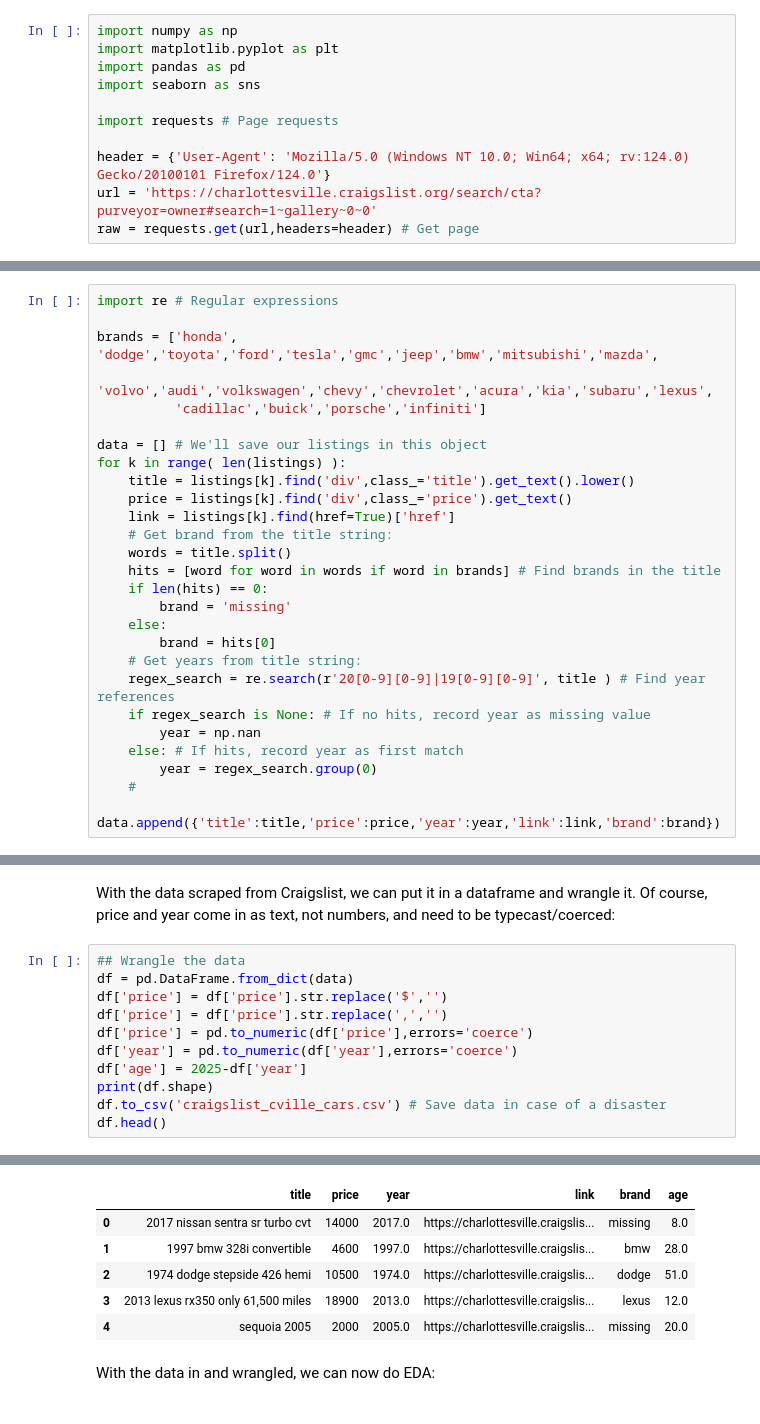
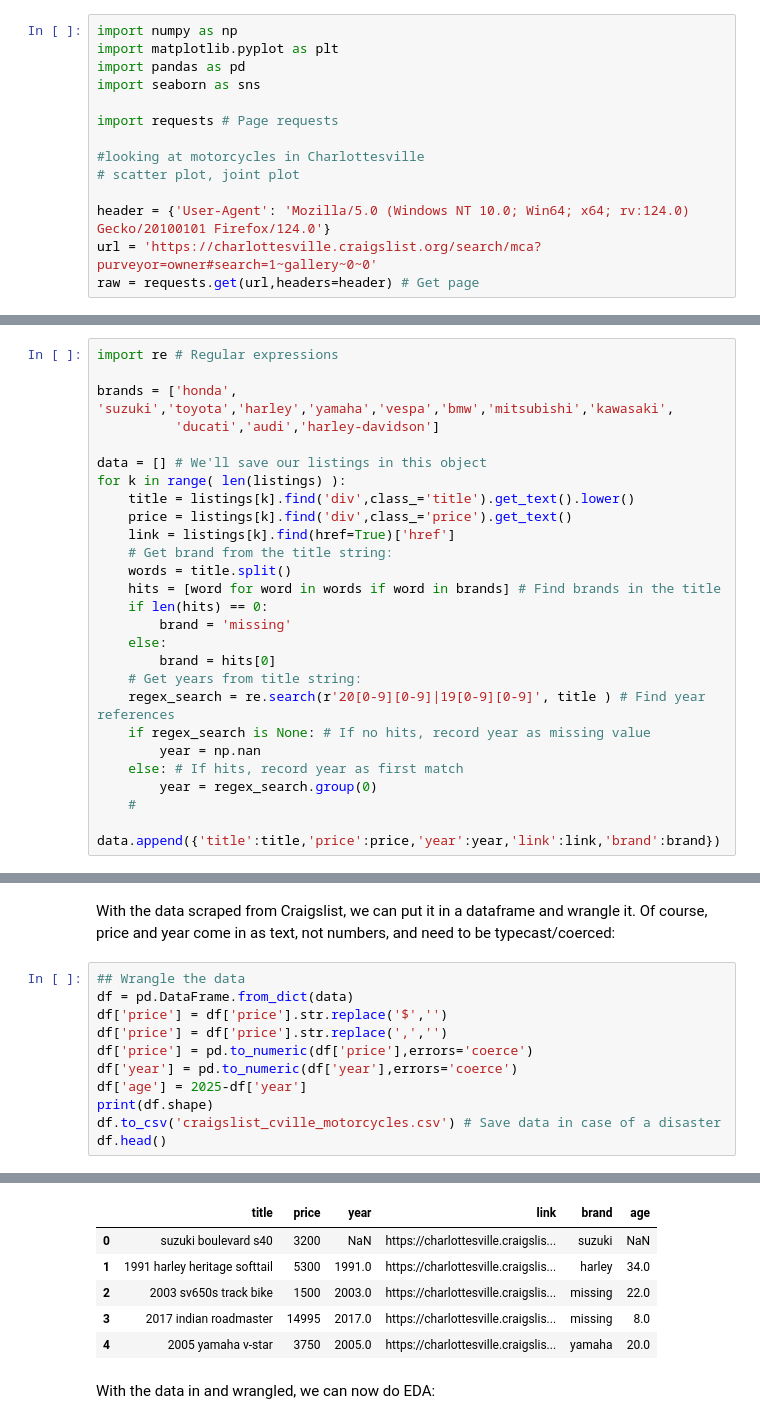
Before and after one commit to emilymacris/labs, a Jupyter notebook: 02_scraping/lab_notebook.ipynb, the cells around one changed output, grey strips where cells are left out. Saved outputs shown, nothing was run; the diff lists cells and outputs as text.

```diff
--- a/02_scraping/lab_notebook.ipynb
+++ b/02_scraping/lab_notebook.ipynb
@@ -20,8 +20,11 @@ import seaborn as sns
 
 import requests # Page requests
 
+#looking at motorcycles in Charlottesville
+# scatter plot, joint plot
+
 header = {'User-Agent': 'Mozilla/5.0 (Windows NT 10.0; Win64; x64; rv:124.0) Gecko/20100101 Firefox/124.0'}
-url = 'https://charlottesville.craigslist.org/search/cta?purveyor=owner#search=1~gallery~0~0'
+url = 'https://charlottesville.craigslist.org/search/mca?purveyor=owner#search=1~gallery~0~0'
 raw = requests.get(url,headers=header) # Get page
 # %% [markdown]
 Now that we have that particular page available locally, we want to **parse** it and get results from it. To do that, we can use a package called `beautifulSoup` or `bs4`.
@@ -64,9 +67,8 @@ This is all nested in a for-loop over the listings, and the data is appended to
 # %%
 import re # Regular expressions
 
-brands = ['honda', 'dodge','toyota','ford','tesla','gmc','jeep','bmw','mitsubishi','mazda',
-          'volvo','audi','volkswagen','chevy','chevrolet','acura','kia','subaru','lexus',
-          'cadillac','buick','porsche','infiniti']
+brands = ['honda', 'suzuki','toyota','harley','yamaha','vespa','bmw','mitsubishi','kawasaki',
+          'ducati','audi','harley-davidson']
 
 data = [] # We'll save our listings in this object
 for k in range( len(listings) ):
@@ -102,6 +104,6 @@ df['price'] = pd.to_numeric(df['price'],errors='coerce')
 df['year'] = pd.to_numeric(df['year'],errors='coerce')
 df['age'] = 2025-df['year']
 print(df.shape)
-df.to_csv('craigslist_cville_cars.csv') # Save data in case of a disaster
+df.to_csv('craigslist_cville_motorcycles.csv') # Save data in case of a disaster
 df.head()
 # %% [output]
@@ -109,9 +111,9 @@ df.head()
 |  | title | price | year | link | brand | age |
-| 0 | 2017 nissan sentra sr turbo cvt | 14000 | 2017.0 | https://charlottesville.craigslis... | missing | 8.0 |
-| 1 | 1997 bmw 328i convertible | 4600 | 1997.0 | https://charlottesville.craigslis... | bmw | 28.0 |
-| 2 | 1974 dodge stepside 426 hemi | 10500 | 1974.0 | https://charlottesville.craigslis... | dodge | 51.0 |
-| 3 | 2013 lexus rx350 only 61,500 miles | 18900 | 2013.0 | https://charlottesville.craigslis... | lexus | 12.0 |
-| 4 | sequoia 2005 | 2000 | 2005.0 | https://charlottesville.craigslis... | missing | 20.0 |
+| 0 | suzuki boulevard s40 | 3200 | NaN | https://charlottesville.craigslis... | suzuki | NaN |
+| 1 | 1991 harley heritage softtail | 5300 | 1991.0 | https://charlottesville.craigslis... | harley | 34.0 |
+| 2 | 2003 sv650s track bike | 1500 | 2003.0 | https://charlottesville.craigslis... | missing | 22.0 |
+| 3 | 2017 indian roadmaster | 14995 | 2017.0 | https://charlottesville.craigslis... | missing | 8.0 |
+| 4 | 2005 yamaha v-star | 3750 | 2005.0 | https://charlottesville.craigslis... | yamaha | 20.0 |
 # %% [markdown]
 With the data in and wrangled, we can now do EDA:
 # %%
```
Also changed, not shown: parts of 7 cells of this notebook.
